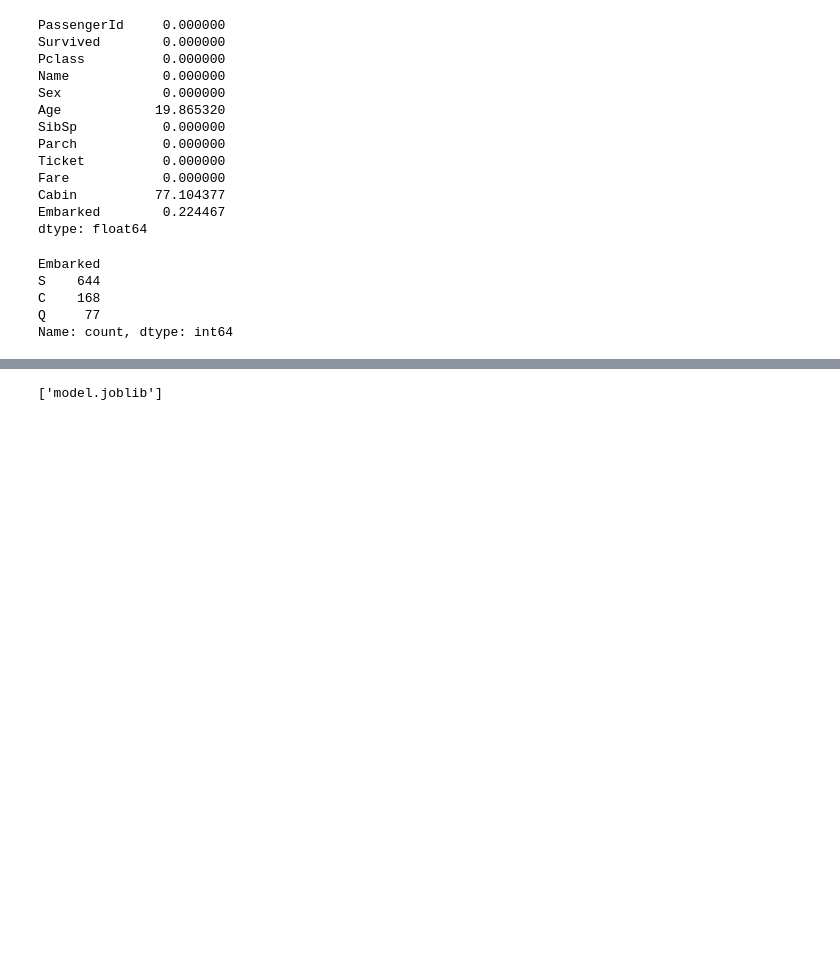
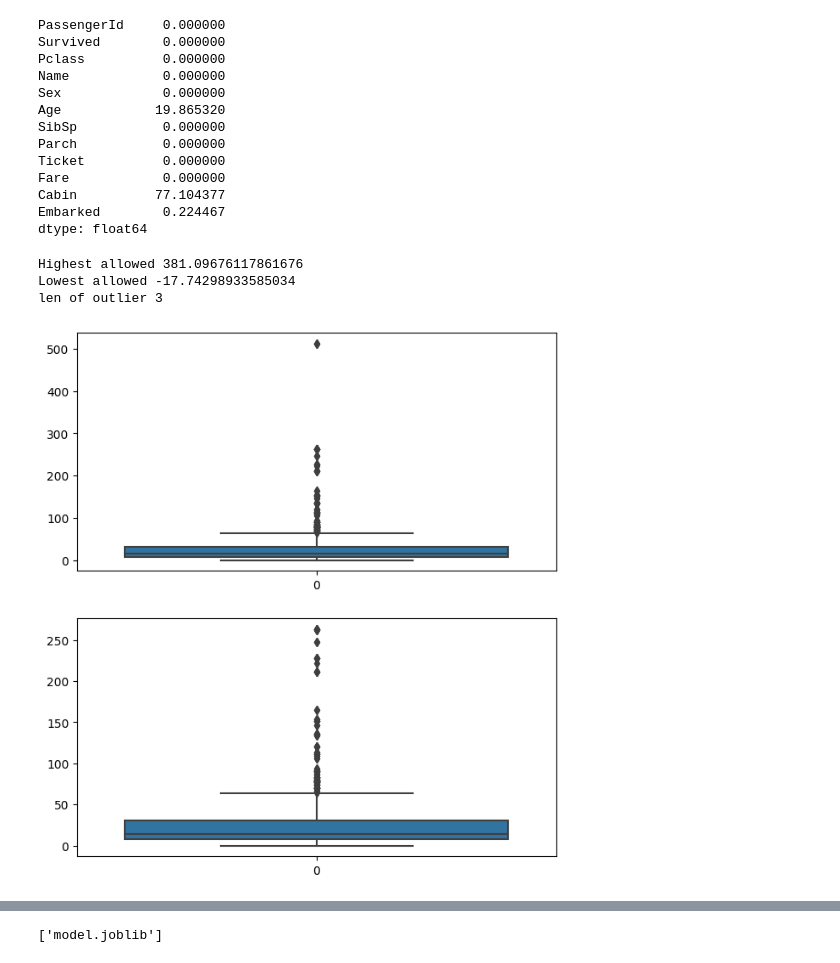
Before and after one commit to Mirzasalman11/titanic_prediction, a Jupyter notebook: passenger_survived.ipynb, the cells around one changed output, grey strips where cells are left out. Saved outputs shown, nothing was run; the diff lists cells and outputs as text; code cells hidden in the pictures; blank space fills up the shorter version.

```diff
--- a/passenger_survived.ipynb
+++ b/passenger_survived.ipynb
@@ -63,9 +58,0 @@ df["Age"].fillna(df["Age"].median(),inplace=True)
-# %%
-#Encoding Categorical Data
-df["Embarked"].value_counts()
-# %% [output]
-Embarked
-S    644
-C    168
-Q     77
-Name: count, dtype: int64
@@ -71,0 +83,8 @@ Name: count, dtype: int64
+# %%
+y=outLier_remover(df,"Fare",7,1)
+df=y
+# %% [output]
+Highest allowed 381.09676117861676
+Lowest allowed -17.74298933585034
+len of outlier 3
+[figure, added]
```
Also changed, not shown: parts of 21 cells of this notebook, 2 other files.
